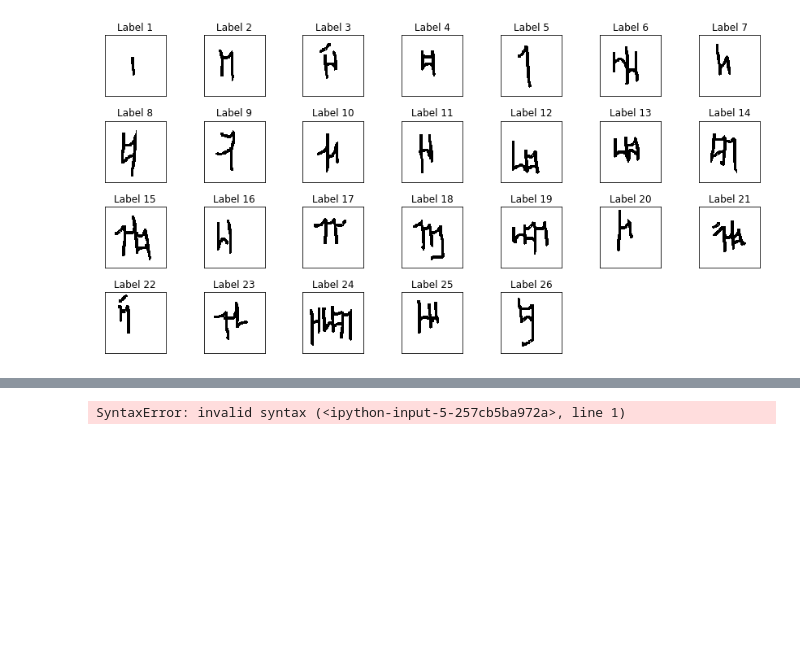
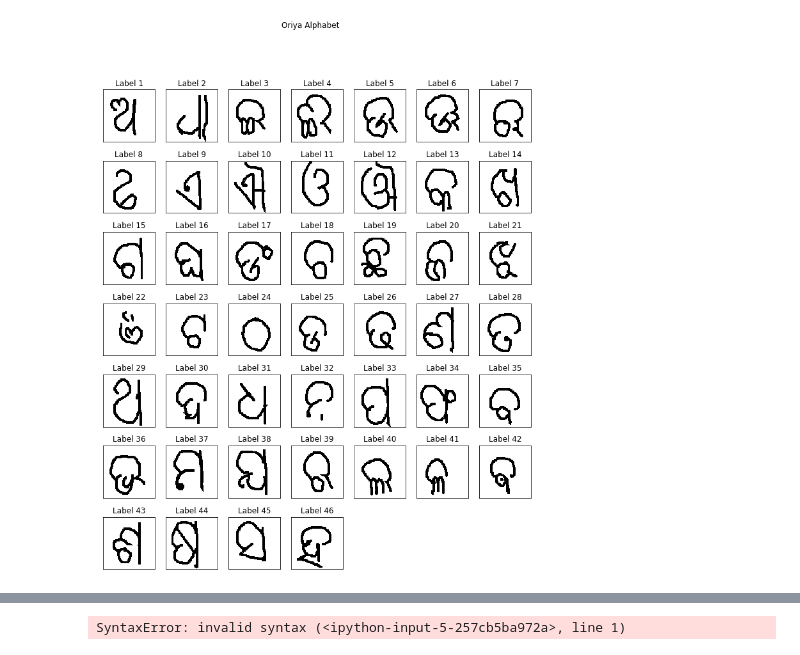
Before and after one commit to AlliedToasters/omniglot, a Jupyter notebook: Distortions.ipynb, the cells around one changed output, grey strips where cells are left out. Drawn from its saved outputs; the diff is of its cells as text; code cells hidden in the pictures; blank space fills up the shorter version.

```diff
--- a/Distortions.ipynb
+++ b/Distortions.ipynb
@@ -12,6 +10,7 @@ Using TensorFlow backend.
 # %%
 batch_size = 20
-directory = './images_evaluation/Atemayar_Qelisayer/'
+alphabet = 'Oriya'
+directory = './images_evaluation/{}/'.format(alphabet)
 train, test, labels = load_directory(directory)
 tg = train_gen(train, labels, batch_size=batch_size, augmentation=False)
 path = './train/'
@@ -19,30 +18,30 @@ sample_image = Image.open(path + train.sample().file.values[0])
 # %%
 def plot_training_characters(train):
     """Plots the training characters for presentation"""
     path = './train/'
     images = train.iterrows()
     n_rows = len(train)//7 + 1
-    fig, ax = plt.subplots(n_rows, 7, figsize=(12, n_rows*1.5));
+    fig, ax = plt.subplots(n_rows, 7, figsize=(12, n_rows*2));
+    fig.suptitle('{} Alphabet'.format(alphabet))
     for i, row in enumerate(ax):
         for j, column in enumerate(row):
             ax[i, j].set_xticks([])
             ax[i, j].set_yticks([])
             try:
                 k, next_character = next(images)
             except:
                 ax[i, j].set_visible(False)
             label = next_character.label
             file = next_character.file
             img = np.array(Image.open(path + file))
             ax[i, j].set_title('Label {}'.format(label+1))
             ax[i, j].imshow(img, cmap = 'Greys_r')
-    plt.tight_layout()
     plt.show();
     return
 
 plot_training_characters(train)
 # %% [output]
-[figure, old version]
+[figure, new version]
 # %%
 def trapezoid_shift(image, magnitude):
     mag = magnitude // 2
```
Also changed, not shown: parts of 2 cells of this notebook, 3 other files.
